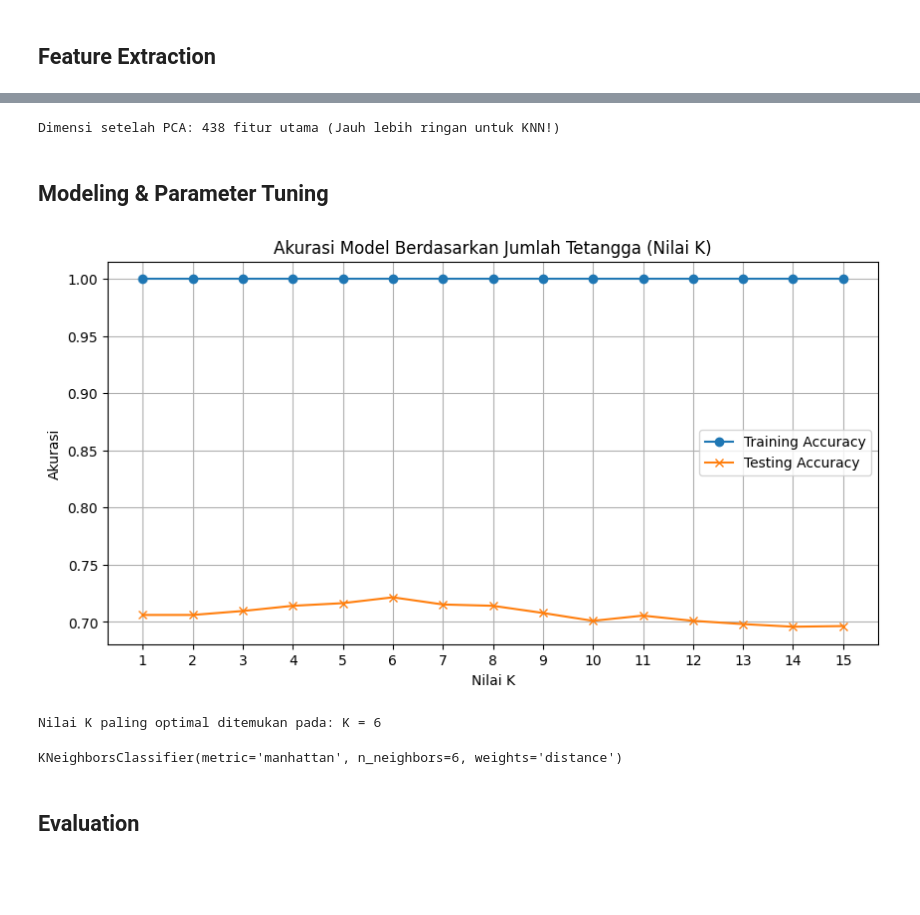
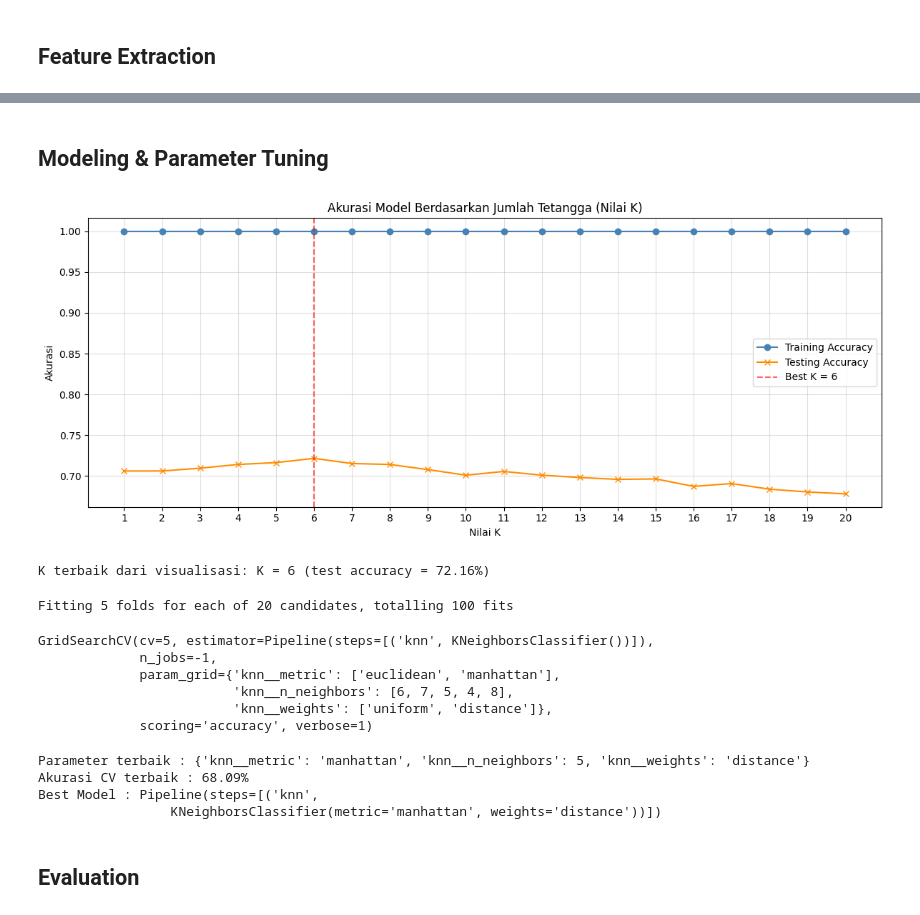
Before and after one commit to novandrawichdafarun/KNN_Waste_Classification, a Jupyter notebook: notebook.ipynb, the cells around one changed output, grey strips where cells are left out. Drawn from its saved outputs; the diff is of its cells as text; code cells hidden in the pictures; blank space fills up the shorter version.

```diff
--- a/notebook.ipynb
+++ b/notebook.ipynb
@@ -141,4 +155,6 @@ y = []
 # %%
+X, y = [], []
+
 for label_idx, kategori in enumerate(KATEGORI):
   folder_path = os.path.join(DATASET_PATH, kategori)
   if not os.path.exists(folder_path): continue
@@ -157,5 +177,8 @@ y = np.array(y)
 # %%
 # Data Splitting 80:20
-X_train, X_test, y_train, y_test = train_test_split(X, y, test_size=0.2, random_state=42, stratify=y)
-print(f"Proses Selesai! Data Training: {len(X_train)}, Data Testing: {len(X_test)}")
+X_train, X_test, y_train, y_test = train_test_split(
+  X, y, test_size=0.2, random_state=42, stratify=y
+)
+print(f"Data Training : {len(X_train)} sampel")
+print(f"Data Testing  : {len(X_test)} sampel")
 # %% [output]
@@ -173,43 +187,80 @@ X_test_pca = pca.transform(X_test_scaled)
-# %%
-print(f"Dimensi setelah PCA: {X_train_pca.shape[1]} fitur utama (Jauh lebih ringan untuk KNN!)")
-# %% [output]
-Dimensi setelah PCA: 438 fitur utama (Jauh lebih ringan untuk KNN!)
 # %% [markdown]
 ## **Modeling & Parameter Tuning**
 # %%
-k_range = range(1, 16)
+k_range = range(1, 21)
 train_scores = []
 test_scores = []
 # %%
 for k in k_range:
-	knn = KNeighborsClassifier(n_neighbors=k, metric='manhattan', weights='distance')
+	knn = KNeighborsClassifier(
+		n_neighbors=k,
+		metric='manhattan',
+		weights='distance'
+  )
 	knn.fit(X_train, y_train)
 
 	train_scores.append(accuracy_score(y_train, knn.predict(X_train)))
 	test_scores.append(accuracy_score(y_test, knn.predict(X_test)))
 # %%
-plt.figure(figsize=(10, 5))
-plt.plot(k_range, train_scores, label='Training Accuracy', marker='o')
-plt.plot(k_range, test_scores, label='Testing Accuracy', marker='x')
+plt.figure(figsize=(12, 5))
+plt.plot(k_range, train_scores, label='Training Accuracy',  marker='o', color='steelblue')
+plt.plot(k_range, test_scores,  label='Testing Accuracy',   marker='x', color='darkorange')
+plt.axvline(x=k_range[np.argmax(test_scores)], color='red',
+            linestyle='--', alpha=0.6, label=f'Best K = {k_range[np.argmax(test_scores)]}')
 plt.title('Akurasi Model Berdasarkan Jumlah Tetangga (Nilai K)')
 plt.xlabel('Nilai K')
 plt.ylabel('Akurasi')
 plt.xticks(k_range)
 plt.legend()
-plt.grid(True)
+plt.grid(True, alpha=0.4)
+plt.tight_layout()
 plt.show()
 # %% [output]
-[figure, old version]
+[figure, new version]
 # %%
-best_k = k_range[np.argmax(test_scores)]
-print(f"Nilai K paling optimal ditemukan pada: K = {best_k}")
+quick_best_k = k_range[np.argmax(test_scores)]
+print(f"K terbaik dari visualisasi: K = {quick_best_k} "
+      f"(test accuracy = {max(test_scores)*100:.2f}%)")
 # %% [output]
-Nilai K paling optimal ditemukan pada: K = 6
+K terbaik dari visualisasi: K = 6 (test accuracy = 72.16%)
 # %%
-final_knn_model = KNeighborsClassifier(n_neighbors=best_k, metric='manhattan', weights='distance')
-final_knn_model.fit(X_train, y_train)
+knn_pipeline = Pipeline([
+	('knn', KNeighborsClassifier())
+])
+
+param_grid = {
+	'knn__n_neighbors': [6, 7, 5, 4, 8],
+	'knn__weights': ['uniform', 'distance'],
+  'knn__metric': ['euclidean', 'manhattan'],
+}
+
+grid_search = GridSearchCV(
+	knn_pipeline,
+	param_grid,
+	cv=5,
+	scoring='accuracy',
+	n_jobs=-1,
+	verbose=1
+)
+grid_search.fit(X_train, y_train)
 # %% [output]
-KNeighborsClassifier(metric='manhattan', n_neighbors=6, weights='distance')
+Fitting 5 folds for each of 20 candidates, totalling 100 fits
+GridSearchCV(cv=5, estimator=Pipeline(steps=[('knn', KNeighborsClassifier())]),
+             n_jobs=-1,
+             param_grid={'knn__metric': ['euclidean', 'manhattan'],
+                         'knn__n_neighbors': [6, 7, 5, 4, 8],
+                         'knn__weights': ['uniform', 'distance']},
+             scoring='accuracy', verbose=1)
+# %%
+best_model = grid_search.best_estimator_
+print(f"Parameter terbaik : {grid_search.best_params_}")
+print(f"Akurasi CV terbaik : {grid_search.best_score_*100:.2f}%")
+print(f"Best Model : {best_model}")
+# %% [output]
+Parameter terbaik : {'knn__metric': 'manhattan', 'knn__n_neighbors': 5, 'knn__weights': 'distance'}
+Akurasi CV terbaik : 68.09%
+Best Model : Pipeline(steps=[('knn',
+                 KNeighborsClassifier(metric='manhattan', weights='distance'))])
 # %% [markdown]
 ## **Evaluation**
 # %%
```
Also changed, not shown: parts of 17 cells of this notebook, 1 other file.
